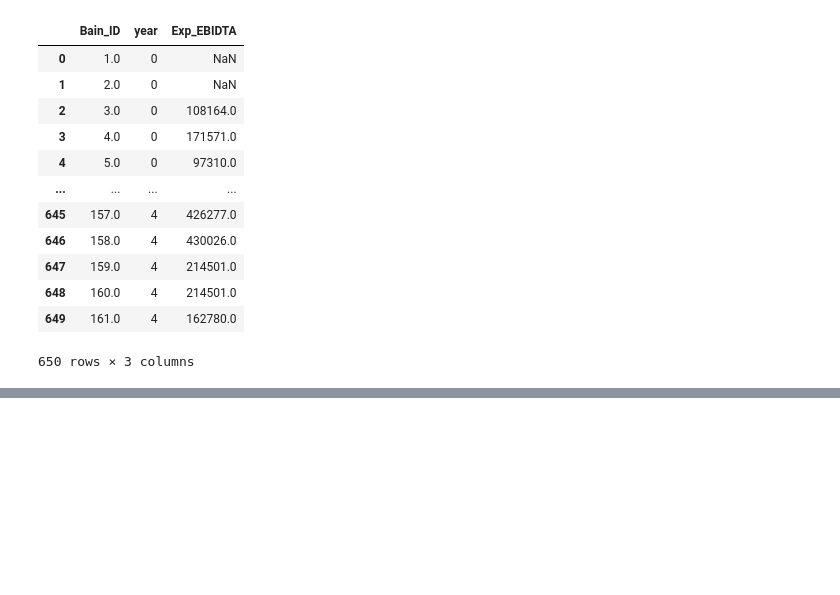
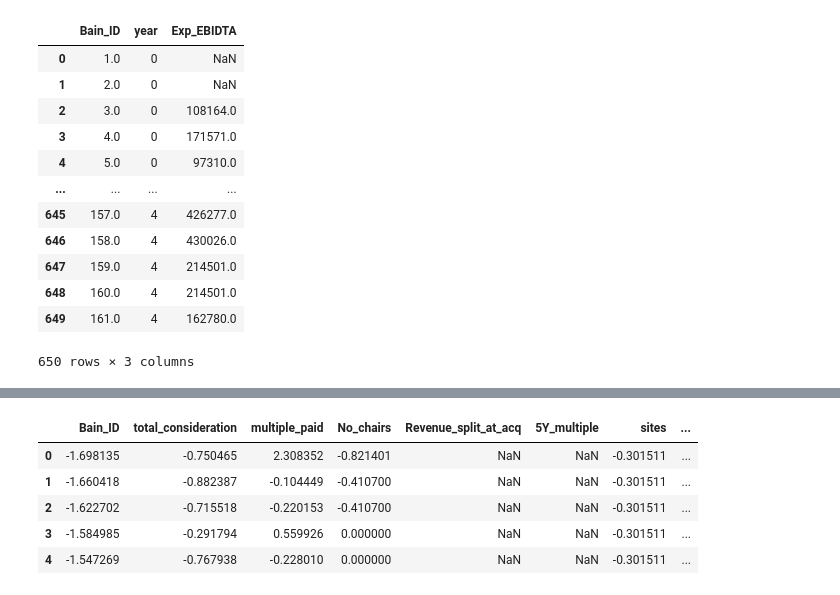
Before and after one commit to MichalChojnowski/AAG_E5GS, a Jupyter notebook: Analysis.ipynb, the cells around one changed output, grey strips where cells are left out. Saved outputs shown, nothing was run; the diff lists cells and outputs as text; code cells hidden in the pictures; blank space fills up the shorter version.

```diff
--- a/Analysis.ipynb
+++ b/Analysis.ipynb
@@ -286,0 +331,20 @@ plt.scatter(plot_data.Exp_EBIDTA, plot_data.EBIDTA)
+# %%
+EBIDTA_driver = EBITDA_db[EBITDA_db.year==3].merge(EBITDA_db[EBITDA_db.year==1], on=["Bain_ID"])
+EBIDTA_driver = EBIDTA_driver[["Bain_ID","EBIDTA_x","EBIDTA_y"]].rename(columns={
+    "EBIDTA_x": "EBIDTA_3Y",
+    "EBIDTA_y": "EBIDTA_1Y"
+})
+EBIDTA_driver["diff_EBIDTA"] = EBIDTA_driver["EBIDTA_3Y"] - EBIDTA_driver["EBIDTA_1Y"]
+# %%
+ebidta_revenue = EBITDA_table_summ.merge(Revenue_table_summ, on=["Bain_ID","year"])
+ebidta_revenue = ebidta_revenue[ebidta_revenue.year==0]
+ebidta_revenue = ebidta_revenue[["Bain_ID","EBIDTA","Revenue"]]
+
+ebidta_revenue["margin"] = ebidta_revenue["EBIDTA"]/ebidta_revenue["Revenue"]
+driver_db = Master_dataset.merge(ebidta_revenue, on="Bain_ID", how="left")
+driver_db = driver_db.set_index("Bain_ID")
+driver_db = driver_db.drop(columns=["Name"])
+
+
+driver_db = driver_db.merge(EBIDTA_driver, on="Bain_ID")
+driver_db = driver_db.apply(lambda x: normalize(x))
@@ -286,0 +353,9 @@ plt.scatter(plot_data.Exp_EBIDTA, plot_data.EBIDTA)
+# %%
+driver_db.head()
+# %% [output]
+|  | Bain_ID | total_consideration | multiple_paid | No_chairs | Revenue_split_at_acq | 5Y_multiple | sites | ... |
+| 0 | -1.698135 | -0.750465 | 2.308352 | -0.821401 | NaN | NaN | -0.301511 | ... |
+| 1 | -1.660418 | -0.882387 | -0.104449 | -0.410700 | NaN | NaN | -0.301511 | ... |
+| 2 | -1.622702 | -0.715518 | -0.220153 | -0.410700 | NaN | NaN | -0.301511 | ... |
+| 3 | -1.584985 | -0.291794 | 0.559926 | 0.000000 | NaN | NaN | -0.301511 | ... |
+| 4 | -1.547269 | -0.767938 | -0.228010 | 0.000000 | NaN | NaN | -0.301511 | ... |
```
Also changed, not shown: parts of 11 cells of this notebook.
